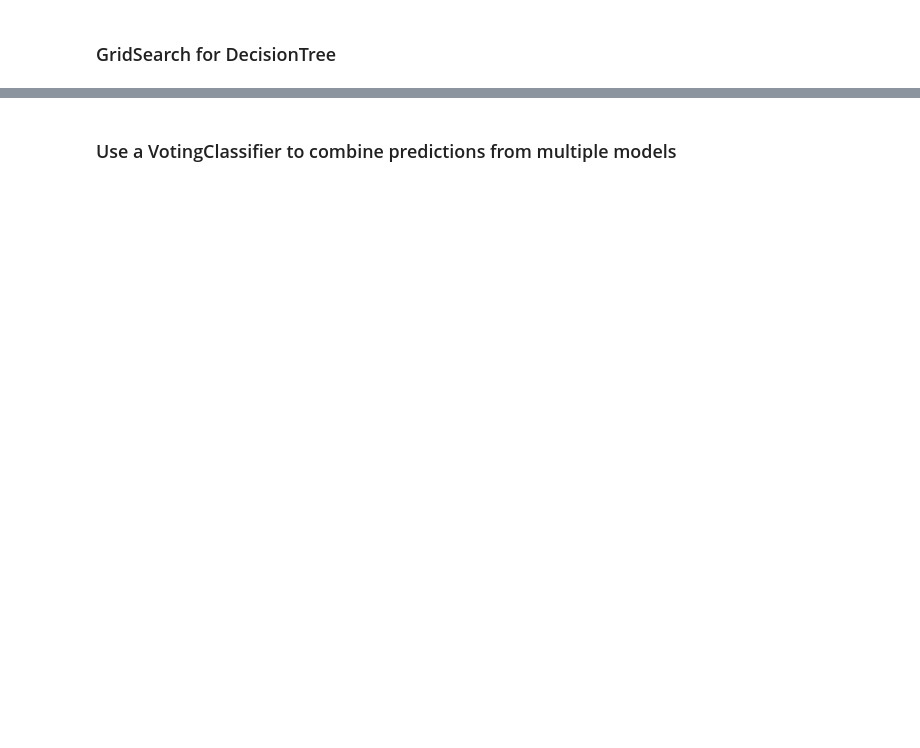
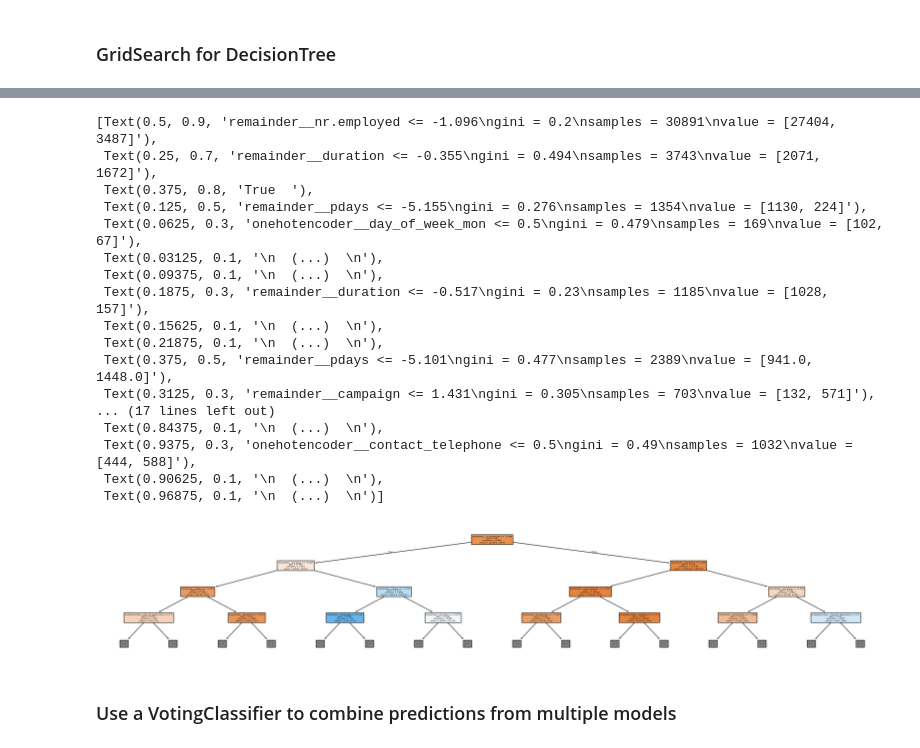
Before and after one commit to mingl2000/UCBAI, a Jupyter notebook: prompt_III.ipynb, the cells around one changed output, grey strips where cells are left out. Drawn from its saved outputs; the diff is of its cells as text; code cells hidden in the pictures; blank space fills up the shorter version.

```diff
--- a/prompt_III.ipynb
+++ b/prompt_III.ipynb
@@ -867,3 +804,30 @@ Scores for GridSearch for DecisionTree
+# %%
+feature_names = grid_dt.best_estimator_.named_steps['transformer'].get_feature_names_out()
+plt.figure(figsize=(30, 5))
+entropy_tree = plot_tree((grid_dt.best_estimator_).named_steps['dtree'], feature_names=feature_names, filled = True, max_depth=3)
+
+
+# Answer check
+entropy_tree
+# %% [output]
+[Text(0.5, 0.9, 'remainder__nr.employed <= -1.096\ngini = 0.2\nsamples = 30891\nvalue = [27404, 3487]'),
+ Text(0.25, 0.7, 'remainder__duration <= -0.355\ngini = 0.494\nsamples = 3743\nvalue = [2071, 1672]'),
+ Text(0.375, 0.8, 'True  '),
+ Text(0.125, 0.5, 'remainder__pdays <= -5.155\ngini = 0.276\nsamples = 1354\nvalue = [1130, 224]'),
+ Text(0.0625, 0.3, 'onehotencoder__day_of_week_mon <= 0.5\ngini = 0.479\nsamples = 169\nvalue = [102, 67]'),
+ Text(0.03125, 0.1, '\n  (...)  \n'),
+ Text(0.09375, 0.1, '\n  (...)  \n'),
+ Text(0.1875, 0.3, 'remainder__duration <= -0.517\ngini = 0.23\nsamples = 1185\nvalue = [1028, 157]'),
+ Text(0.15625, 0.1, '\n  (...)  \n'),
+ Text(0.21875, 0.1, '\n  (...)  \n'),
+ Text(0.375, 0.5, 'remainder__pdays <= -5.101\ngini = 0.477\nsamples = 2389\nvalue = [941.0, 1448.0]'),
+ Text(0.3125, 0.3, 'remainder__campaign <= 1.431\ngini = 0.305\nsamples = 703\nvalue = [132, 571]'),
+... (17 lines left out)
+ Text(0.84375, 0.1, '\n  (...)  \n'),
+ Text(0.9375, 0.3, 'onehotencoder__contact_telephone <= 0.5\ngini = 0.49\nsamples = 1032\nvalue = [444, 588]'),
+ Text(0.90625, 0.1, '\n  (...)  \n'),
+ Text(0.96875, 0.1, '\n  (...)  \n')]
+[figure, added]
 # %% [markdown]
 ### Use a VotingClassifier to combine predictions from multiple models
 # %%
```
Also changed, not shown: parts of 31 cells of this notebook.
